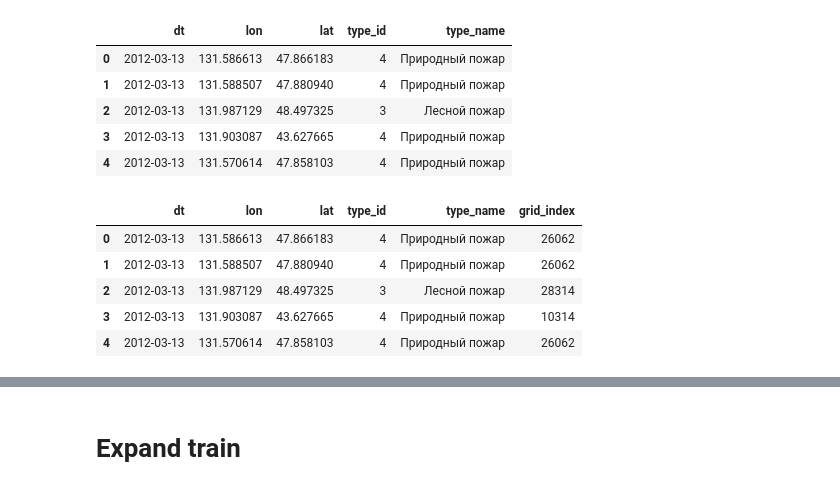
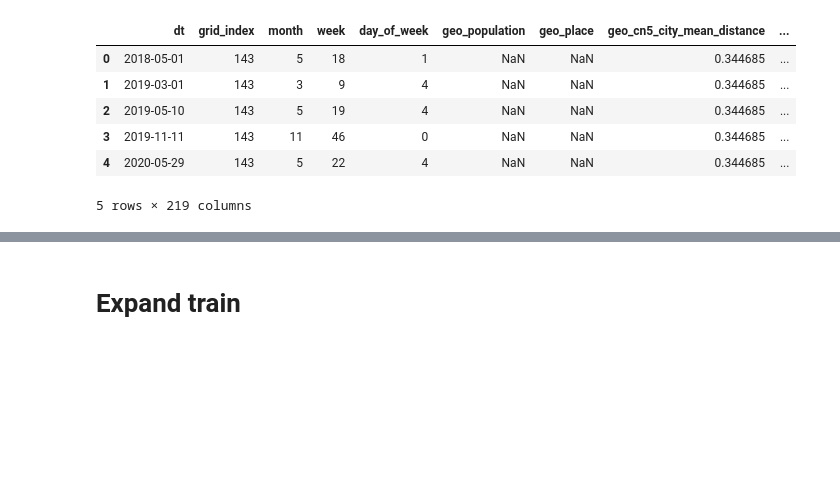
Before and after one commit to Antiguru11/NoFireWithAI, a Jupyter notebook: debug.ipynb, the cells around one changed output, grey strips where cells are left out. Saved outputs shown, nothing was run; the diff lists cells and outputs as text; code cells hidden in the pictures; blank space fills up the shorter version.

```diff
--- a/debug.ipynb
+++ b/debug.ipynb
@@ -69,20 +244,11 @@ memory usage: 145.6+ MB
 # %%
-train_raw_df = pd.read_csv('input/train_raw.csv')
-train_raw_df.head()
+other_features_df = pd.read_csv('features/more_target_features.csv')
+other_features_df.head()
 # %% [output]
-|  | dt | lon | lat | type_id | type_name |
-| 0 | 2012-03-13 | 131.586613 | 47.866183 | 4 | Природный пожар |
-| 1 | 2012-03-13 | 131.588507 | 47.880940 | 4 | Природный пожар |
-| 2 | 2012-03-13 | 131.987129 | 48.497325 | 3 | Лесной пожар |
-| 3 | 2012-03-13 | 131.903087 | 43.627665 | 4 | Природный пожар |
-| 4 | 2012-03-13 | 131.570614 | 47.858103 | 4 | Природный пожар |
+|  | dt | grid_index | month | week | day_of_week | geo_population | geo_place | geo_cn5_city_mean_distance | ... |
+| 0 | 2018-05-01 | 143 | 5 | 18 | 1 | NaN | NaN | 0.344685 | ... |
+| 1 | 2019-03-01 | 143 | 3 | 9 | 4 | NaN | NaN | 0.344685 | ... |
+| 2 | 2019-05-10 | 143 | 5 | 19 | 4 | NaN | NaN | 0.344685 | ... |
+| 3 | 2019-11-11 | 143 | 11 | 46 | 0 | NaN | NaN | 0.344685 | ... |
+| 4 | 2020-05-29 | 143 | 5 | 22 | 4 | NaN | NaN | 0.344685 | ... |
+5 rows × 219 columns
-# %%
-set_grid_index(train_raw_df, 'lon', 'lat')
-train_raw_df.head()
-# %% [output]
-|  | dt | lon | lat | type_id | type_name | grid_index |
-| 0 | 2012-03-13 | 131.586613 | 47.866183 | 4 | Природный пожар | 26062 |
-| 1 | 2012-03-13 | 131.588507 | 47.880940 | 4 | Природный пожар | 26062 |
-| 2 | 2012-03-13 | 131.987129 | 48.497325 | 3 | Лесной пожар | 28314 |
-| 3 | 2012-03-13 | 131.903087 | 43.627665 | 4 | Природный пожар | 10314 |
-| 4 | 2012-03-13 | 131.570614 | 47.858103 | 4 | Природный пожар | 26062 |
```
Also changed, not shown: parts of 26 cells of this notebook, 5 other files.
